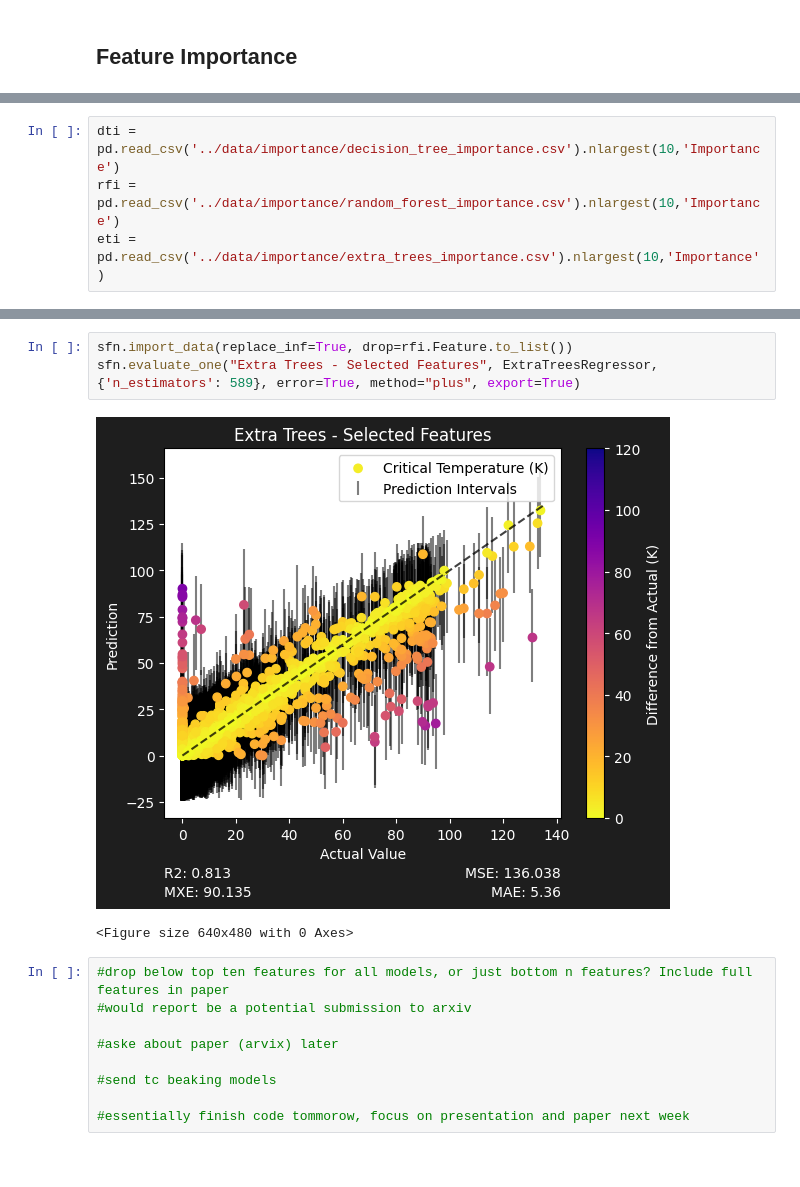
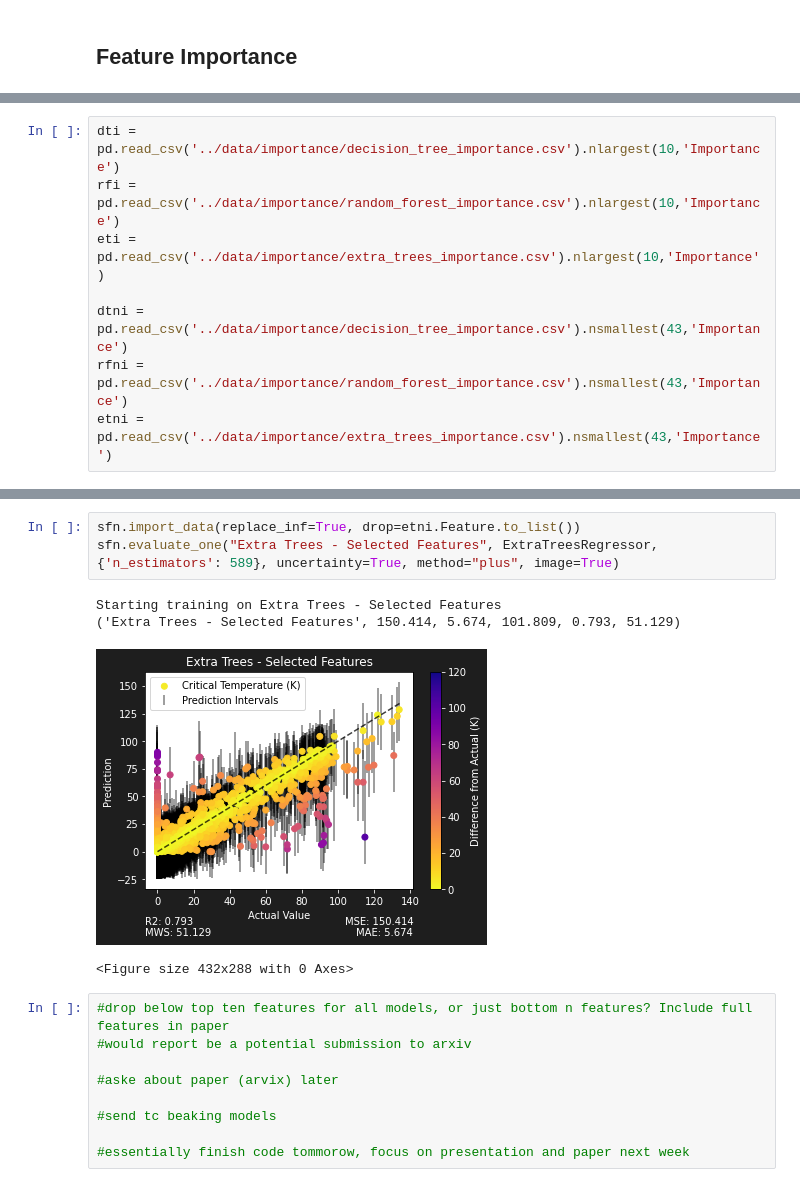
Before and after one commit to sylphrena0/classe, a Jupyter notebook: code/feature_selection.ipynb, the cells around one changed output, grey strips where cells are left out. Saved outputs shown, nothing was run; the diff lists cells and outputs as text.

```diff
--- a/code/feature_selection.ipynb
+++ b/code/feature_selection.ipynb
@@ -96,6 +102,10 @@ sfn.evaluate_one("Extra Trees", ExtraTreesRegressor, {'n_estimators': 589}, erro
 dti = pd.read_csv('../data/importance/decision_tree_importance.csv').nlargest(10,'Importance')
 rfi = pd.read_csv('../data/importance/random_forest_importance.csv').nlargest(10,'Importance')
 eti = pd.read_csv('../data/importance/extra_trees_importance.csv').nlargest(10,'Importance')
+
+dtni = pd.read_csv('../data/importance/decision_tree_importance.csv').nsmallest(43,'Importance')
+rfni = pd.read_csv('../data/importance/random_forest_importance.csv').nsmallest(43,'Importance')
+etni = pd.read_csv('../data/importance/extra_trees_importance.csv').nsmallest(43,'Importance')
 # %%
 print("Decision Tree Top Features:")
 display(dti)
@@ -165,9 +202,11 @@ sfn.evaluate_one("Random Forest - Selected Features", RandomForestRegressor, {'m
 # %%
-sfn.import_data(replace_inf=True, drop=rfi.Feature.to_list())
-sfn.evaluate_one("Extra Trees - Selected Features", ExtraTreesRegressor, {'n_estimators': 589}, error=True, method="plus", export=True)
+sfn.import_data(replace_inf=True, drop=etni.Feature.to_list())
+sfn.evaluate_one("Extra Trees - Selected Features", ExtraTreesRegressor, {'n_estimators': 589}, uncertainty=True, method="plus", image=True)
 # %% [output]
+Starting training on Extra Trees - Selected Features
+('Extra Trees - Selected Features', 150.414, 5.674, 101.809, 0.793, 51.129)
-[figure, old version]
+[figure, new version]
-<Figure size 640x480 with 0 Axes>
+<Figure size 432x288 with 0 Axes>
 # %%
 #drop below top ten features for all models, or just bottom n features? Include full features in paper
 #would report be a potential submission to arxiv
```
Also changed, not shown: parts of 5 cells of this notebook.
